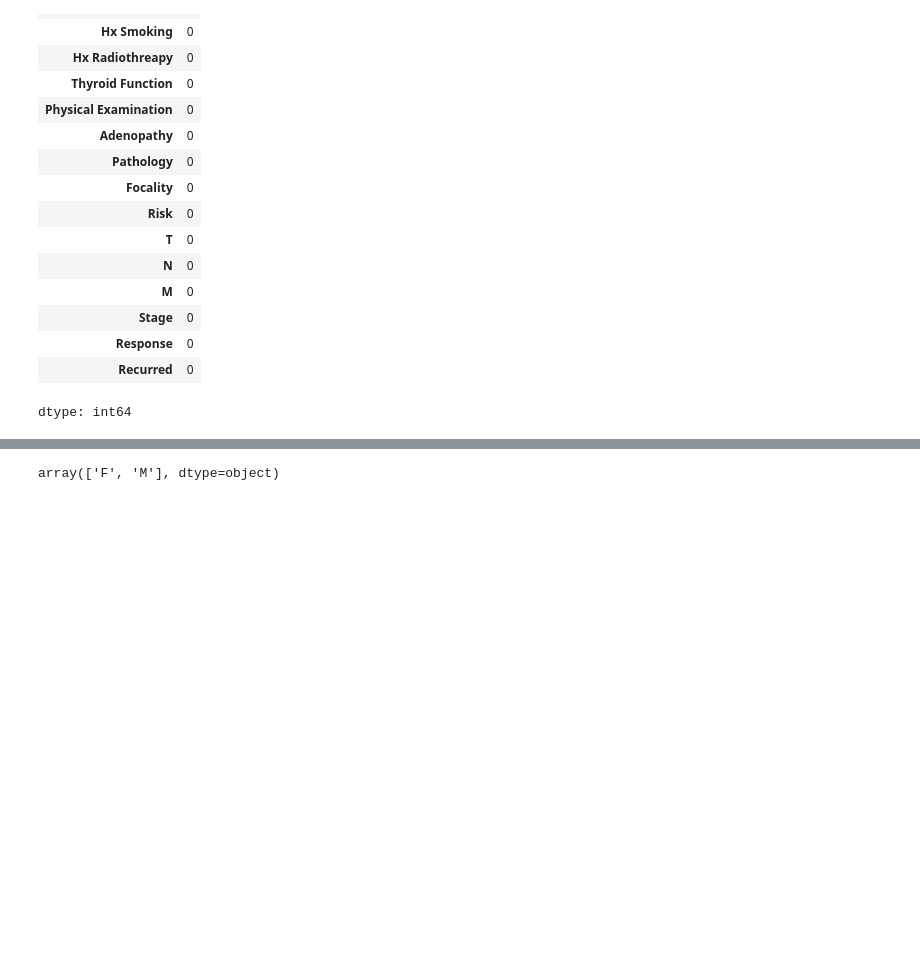
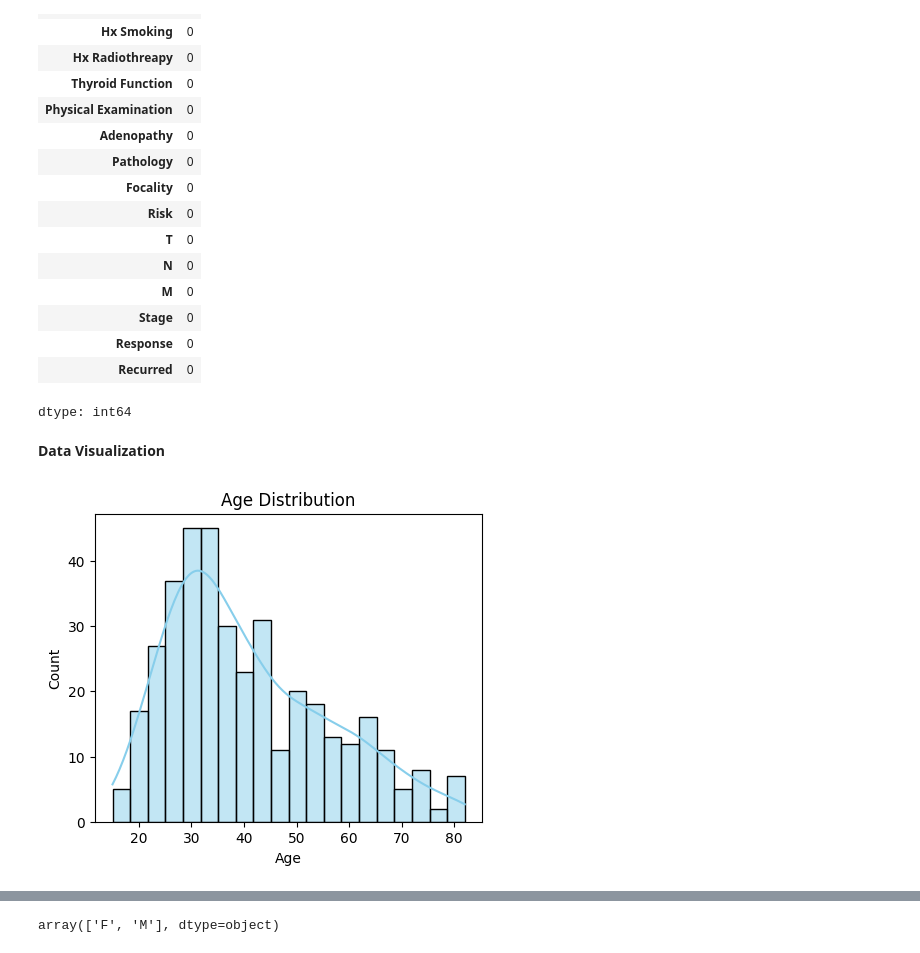
Before and after one commit to harunistik/Thyroid-Disease-Detection, a Jupyter notebook: thyroid_data_analysis.ipynb, the cells around one changed output, grey strips where cells are left out. Saved outputs shown, nothing was run; the diff lists cells and outputs as text; code cells hidden in the pictures; blank space fills up the shorter version.

```diff
--- a/thyroid_data_analysis.ipynb
+++ b/thyroid_data_analysis.ipynb
@@ -68,3 +68,15 @@ df.isnull().sum()
 | Response | 0 |
 | Recurred | 0 |
 dtype: int64
+# %% [markdown]
+**Data Visualization**
+# %%
+# age
+plt.figure(figsize = (5, 4))
+sns.histplot(df['Age'], bins = 20, kde = True, color = 'skyblue', edgecolor = 'black')
+plt.title('Age Distribution')
+plt.xlabel('Age')
+plt.ylabel('Count')
+plt.show()
+# %% [output]
+[figure, added]
```
Also changed, not shown: parts of 37 cells of this notebook.
